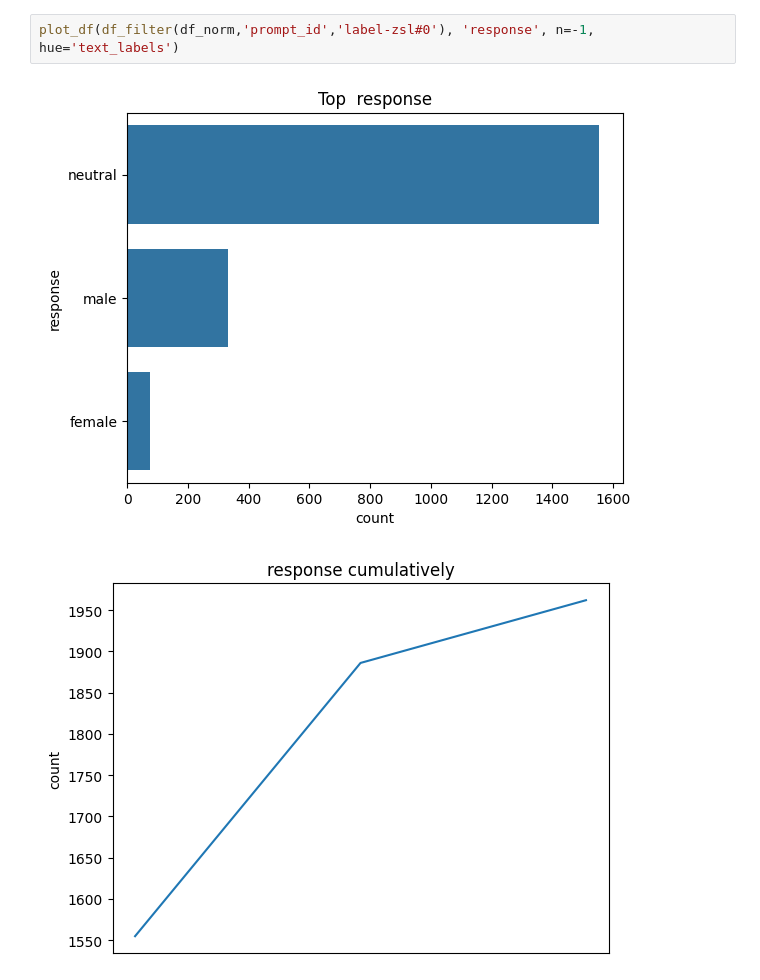
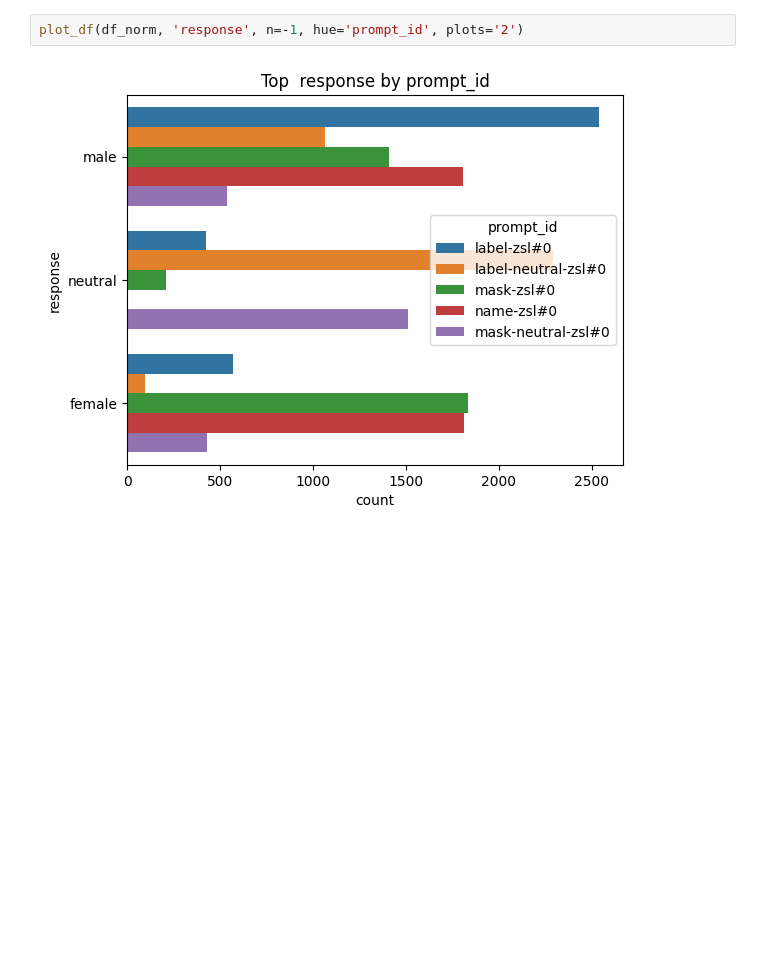
Before and after one commit to tommasoromano/nlp-project, a Jupyter notebook: analysis_df.ipynb, the cells around one changed output. Saved outputs shown, nothing was run; the diff lists cells and outputs as text; blank space fills up the shorter version.

```diff
--- a/analysis_df.ipynb
+++ b/analysis_df.ipynb
@@ -97,5 +134,4 @@ plot_df(df_norm, 'response', n=-1, hue='text_labels')
 # %%
-plot_df(df_filter(df_norm,'prompt_id','label-zsl#0'), 'response', n=-1, hue='text_labels')
+plot_df(df_norm, 'response', n=-1, hue='prompt_id', plots='2')
 # %% [output]
-[figure, old version]
+[figure, new version]
-[figure, removed]
```
Also changed, not shown: parts of 14 cells of this notebook, 43 other files.
